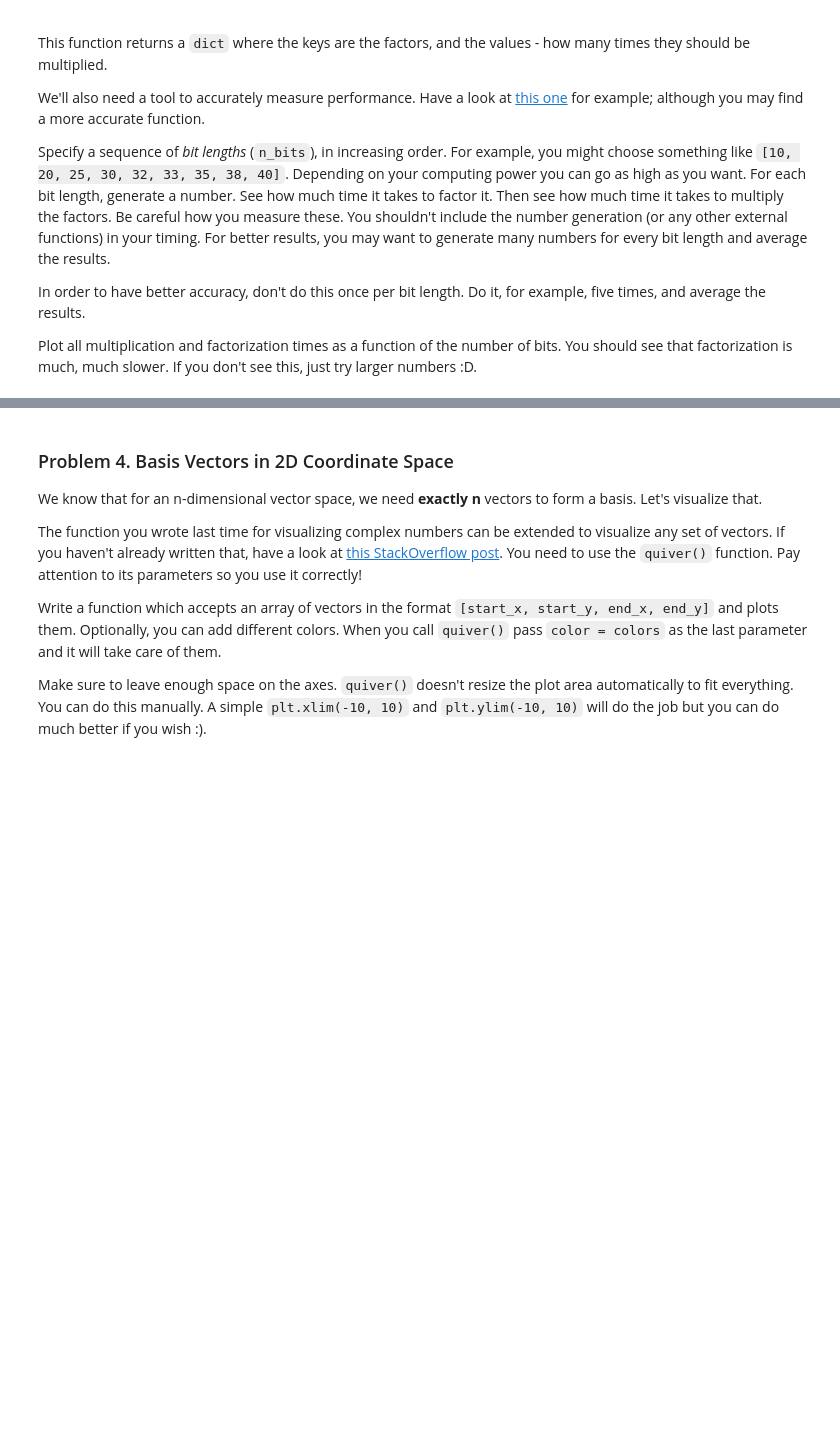
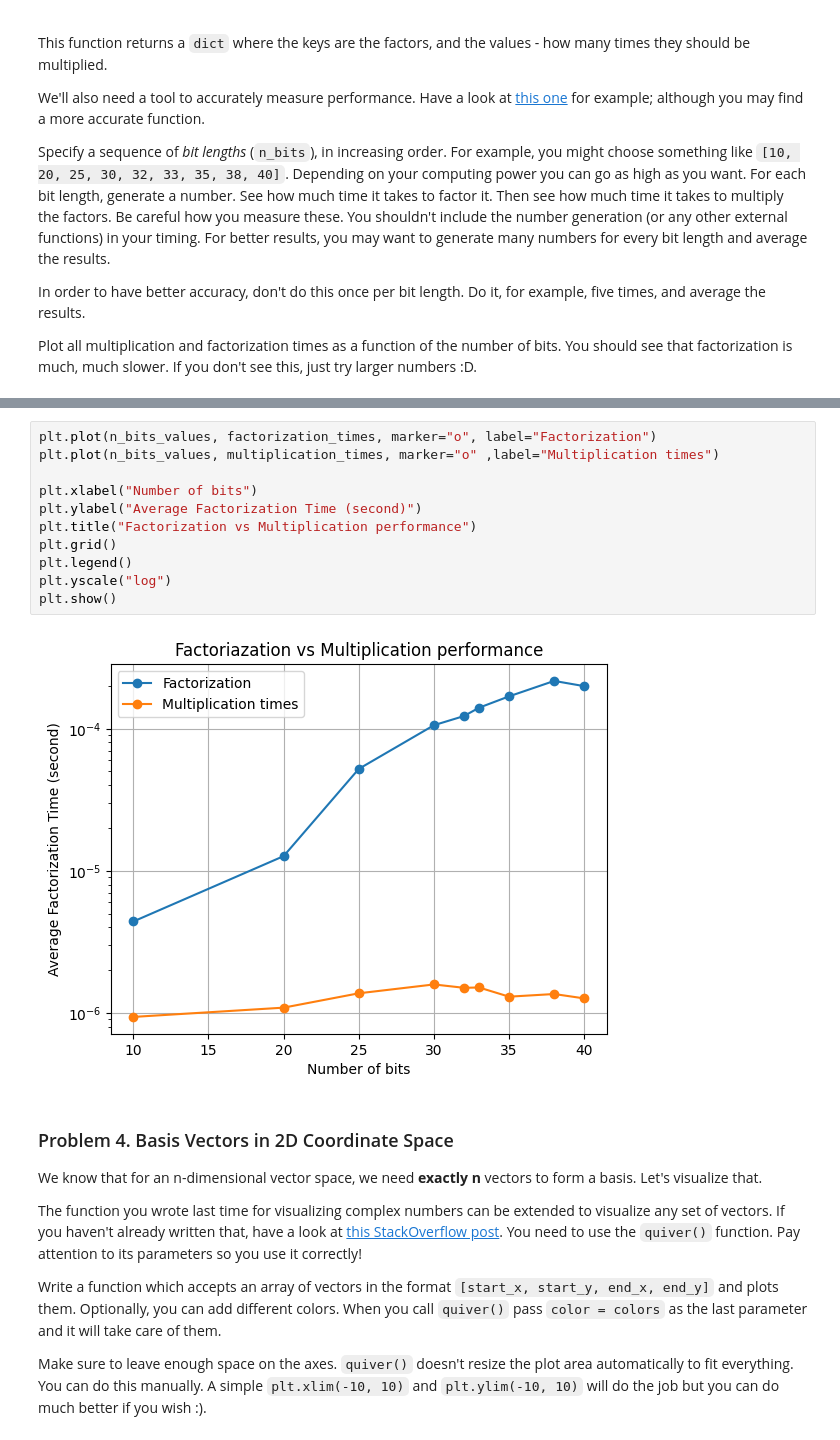
Before and after one commit to toddivanov1/Math-Concepts-Exercises, a Jupyter notebook: Linear-Algebra-Exercise.ipynb, the cells around one changed output, grey strips where cells are left out. Drawn from its saved outputs; the diff is of its cells as text; blank space fills up the shorter version.

```diff
--- a/Linear-Algebra-Exercise.ipynb
+++ b/Linear-Algebra-Exercise.ipynb
@@ -419,3 +501,16 @@ Plot all multiplication and factorization times as a function of the number of b
+# %%
+plt.plot(n_bits_values, factorization_times, marker="o", label="Factorization")
+plt.plot(n_bits_values, multiplication_times, marker="o" ,label="Multiplication times")
+
+plt.xlabel("Number of bits")
+plt.ylabel("Average Factorization Time (second)")
+plt.title("Factorization vs Multiplication performance")
+plt.grid()
+plt.legend()
+plt.yscale("log")
+plt.show()
+# %% [output]
+[figure, added]
 # %% [markdown]
 ### Problem 4. Basis Vectors in 2D Coordinate Space
 We know that for an n-dimensional vector space, we need **exactly n** vectors to form a basis. Let's visualize that.
```
Also changed, not shown: parts of 2 cells of this notebook.
